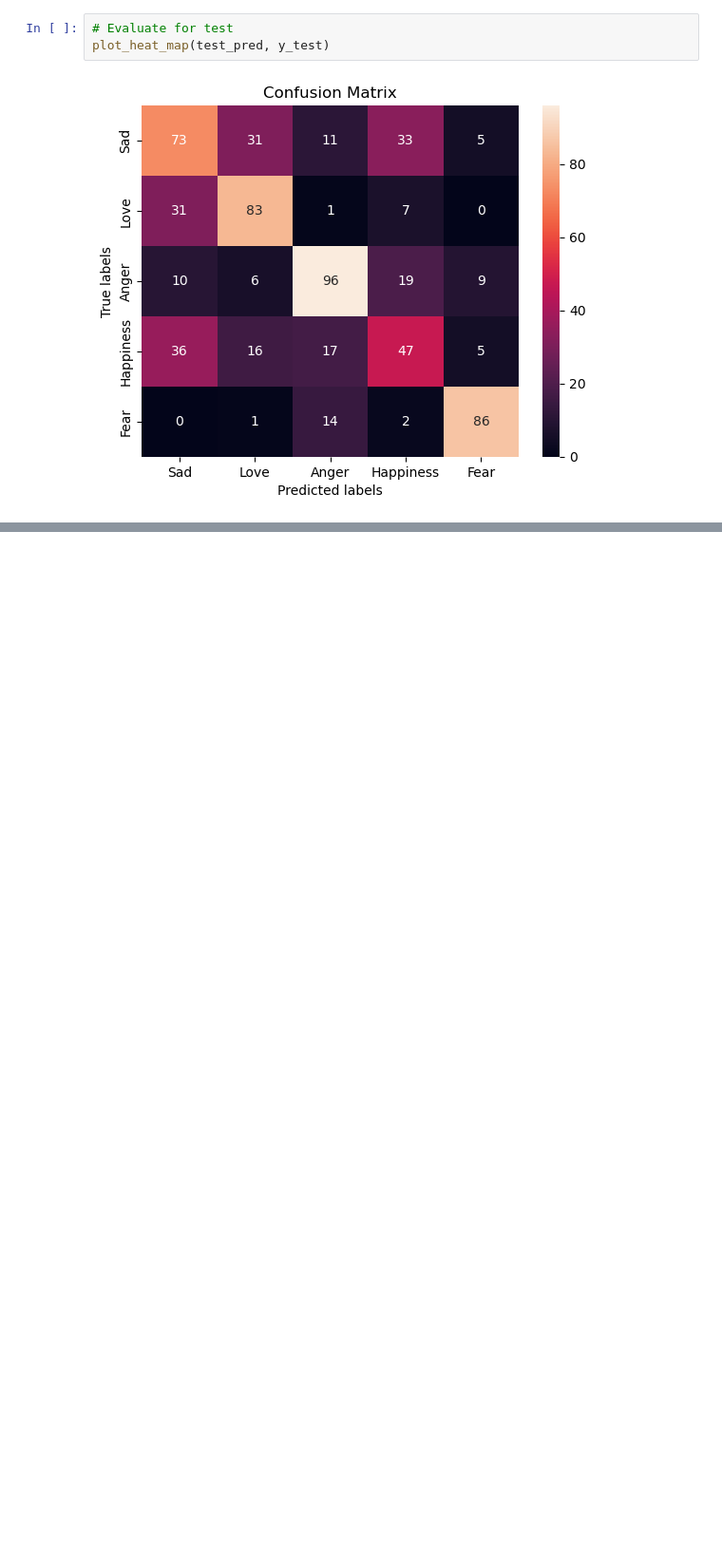
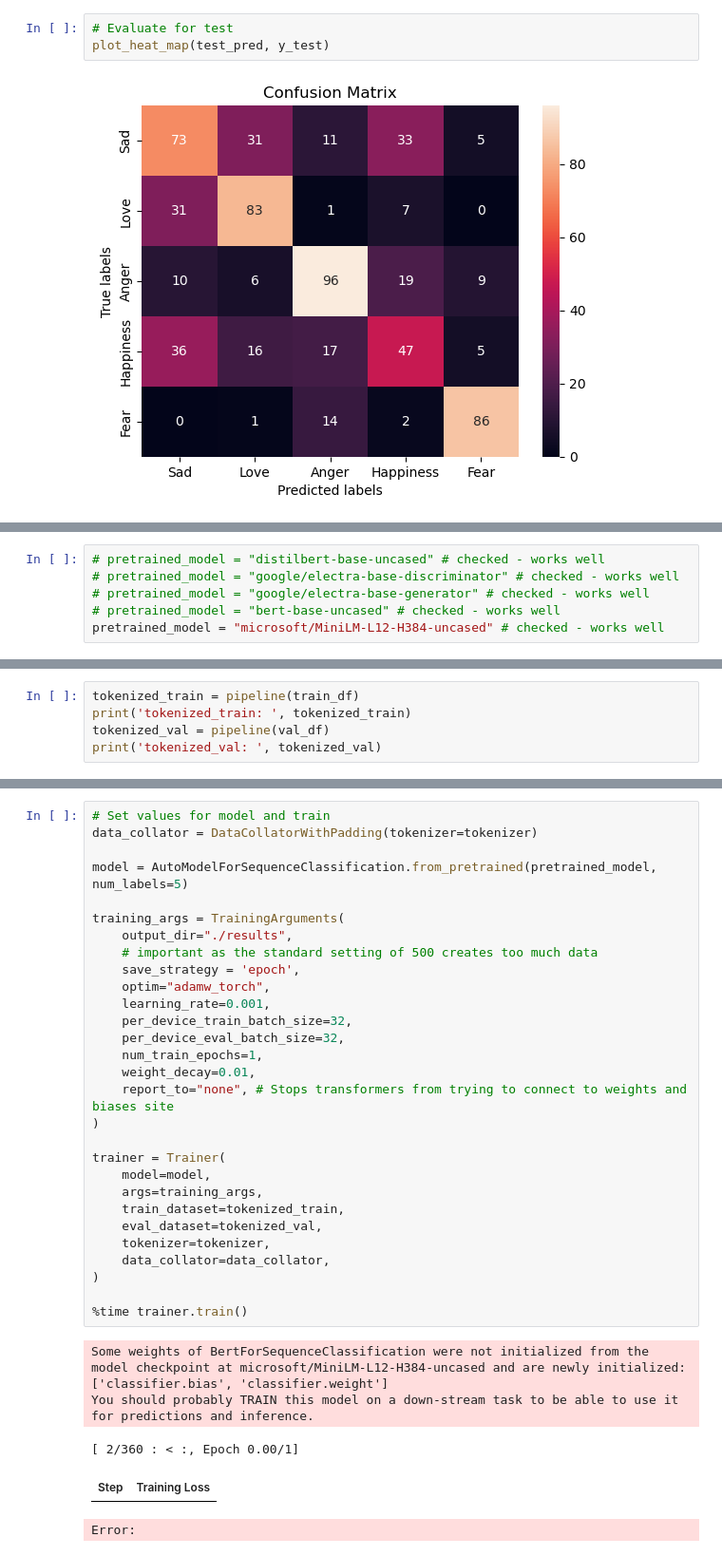
Before and after one commit to ccazacu13/SongAnalyzer, a Jupyter notebook: src/scripts/main.ipynb, the cells around one changed output, grey strips where cells are left out. Shown at 95% size. Drawn from its saved outputs; the diff is of its cells as text; blank space fills up the shorter version.

```diff
--- a/src/scripts/main.ipynb
+++ b/src/scripts/main.ipynb
@@ -595,0 +926,6 @@ print(Emb_train.shape)
+# %%
+# pretrained_model = "distilbert-base-uncased" # checked - works well
+# pretrained_model = "google/electra-base-discriminator" # checked - works well
+# pretrained_model = "google/electra-base-generator" # checked - works well
+# pretrained_model = "bert-base-uncased" # checked - works well
+pretrained_model = "microsoft/MiniLM-L12-H384-uncased" # checked - works well
@@ -595,0 +988,5 @@ print(Emb_train.shape)
+# %%
+tokenized_train = pipeline(train_df)
+print('tokenized_train: ', tokenized_train)
+tokenized_val = pipeline(val_df)
+print('tokenized_val: ', tokenized_val)
@@ -595,0 +1006,35 @@ print(Emb_train.shape)
+# %%
+# Set values for model and train
+data_collator = DataCollatorWithPadding(tokenizer=tokenizer)
+
+model = AutoModelForSequenceClassification.from_pretrained(pretrained_model, num_labels=5)
+
+training_args = TrainingArguments(
+    output_dir="./results",
+    # important as the standard setting of 500 creates too much data
+    save_strategy = 'epoch',
+    optim="adamw_torch",
+    learning_rate=0.001,
+    per_device_train_batch_size=32,
+    per_device_eval_batch_size=32,
+    num_train_epochs=1,
+    weight_decay=0.01,
+    report_to="none", # Stops transformers from trying to connect to weights and biases site
+)
+
+trainer = Trainer(
+    model=model,
+    args=training_args,
+    train_dataset=tokenized_train,
+    eval_dataset=tokenized_val,
+    tokenizer=tokenizer,
+    data_collator=data_collator,
+)
+
+%time trainer.train()
+# %% [output]
+Some weights of BertForSequenceClassification were not initialized from the model checkpoint at microsoft/MiniLM-L12-H384-uncased and are newly initialized: ['classifier.bias', 'classifier.weight']
+You should probably TRAIN this model on a down-stream task to be able to use it for predictions and inference.
+[ 2/360 : < :, Epoch 0.00/1]
+| Step | Training Loss |
+Error:
```
Also changed, not shown: parts of 24 cells of this notebook, 1 other file.
